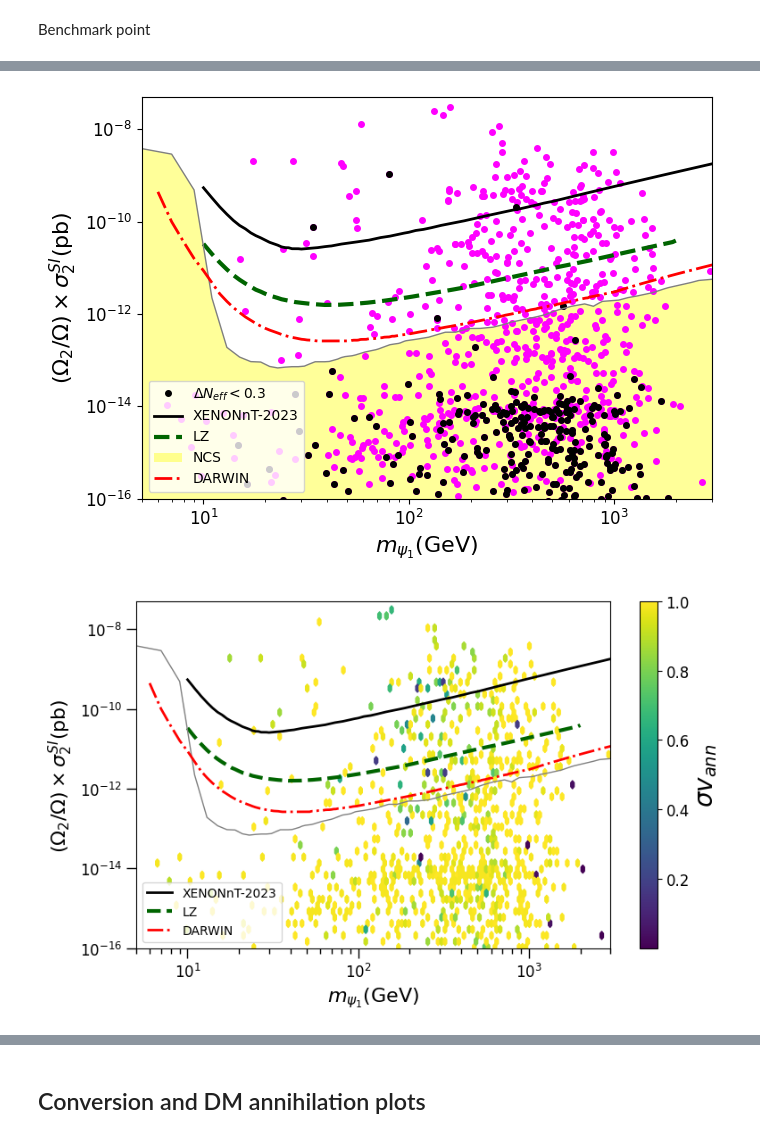
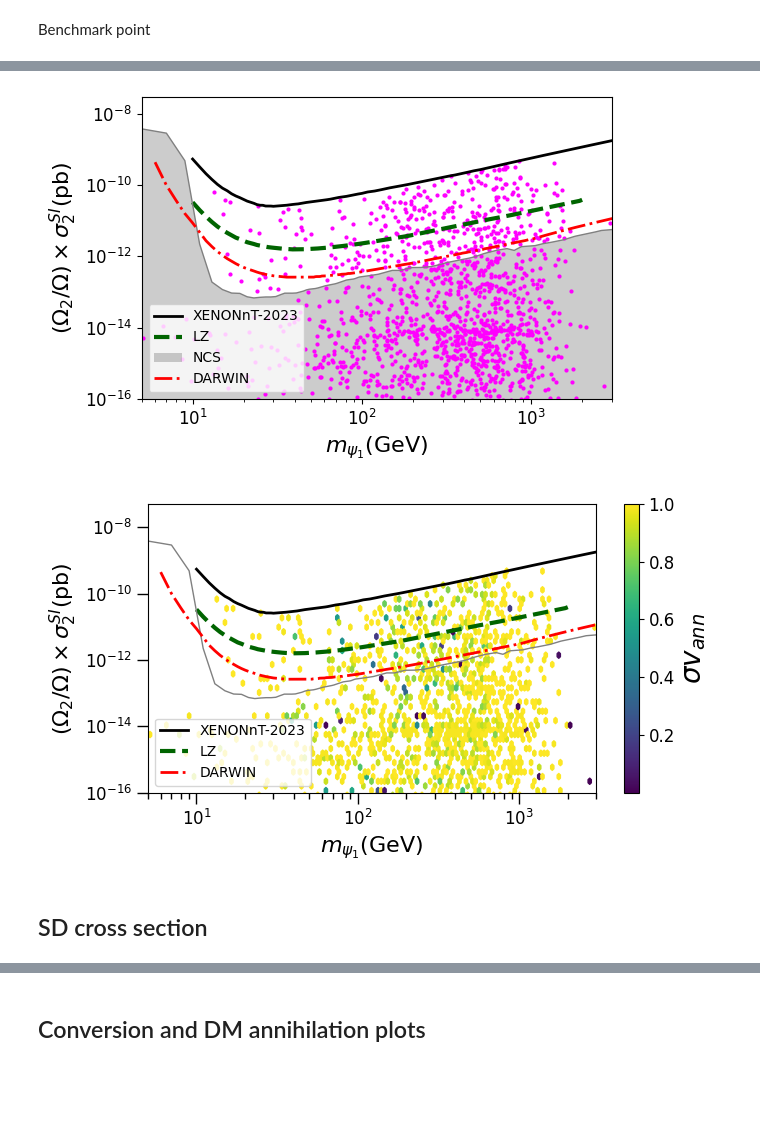
Before and after one commit to davidsuarezr/MDEO, a Jupyter notebook: random-scan-DM.ipynb, the cells around one changed output, grey strips where cells are left out. Cells and saved outputs as stored; diff of their text form; code cells hidden in the pictures; blank space fills up the shorter version.

```diff
--- a/random-scan-DM.ipynb
+++ b/random-scan-DM.ipynb
@@ -67,7 +59,8 @@ xd[:3]
 # %% [markdown]
 Filter with $m {\chi_1^0} < m {s_1}$ and $\lambda_5 <= \sqrt(4\pi)$
 # %%
-xd = xd[np.logical_and(np.abs(xd.mXi_1) < np.abs(xd.mns_1), xd.Lam5 <= np.sqrt(4*np.pi) )]
+#xd = xd[np.logical_and(np.abs(xd.mXi_1) < np.abs(xd.mns_1), xd.Lam5 < np.sqrt(4*np.pi) )]
+xd = xd[np.logical_and(np.abs(xd.mXi_1) < np.abs(xd.mns_1), 0<1 )]
 
 xd = xd.reset_index()
 del[xd['index']]
@@ -211,0 +279,26 @@ plt.show()
+# %%
+#return 1 when there is a point not exclude by DD
+def CutXe(m,Omega,SI):
+
+    if m < 7:
+        k = 1
+    else:
+        if (XENONnT(m)*1e+36 - (Omega/0.12)*SI) >0:
+            k=1
+        else:
+            k=0
+
+    return k
+
+#run all dataframe
+CutXe_new=np.vectorize(CutXe,doc='Input for pyfunc below:m,Omega,SI')
+# %%
+xd['kSI1'] = CutXe_new(xd.mChi, xd.Omega1,xd.SIN1)
+xd['kSI2'] = CutXe_new(xd.mXi_1, xd.Omega2,xd.SIN2)
+# %%
+xd = xd[np.logical_and(xd.kSI1 ==1,xd.kSI2 ==1)]
+
+xd = xd.reset_index()
+del[xd['index']]
+
+xd.shape
@@ -508,51 +514,51 @@ BP
 #BP.to_csv('BP.csv')
 #BP.to_excel('BP.xlsx')
 # %%
-plt.figure(figsize=(7,5))
+plt.figure(figsize=(6,4))
 
-plt.loglog(xd.mXi_1, (xd.Omega2/Omega)*xd.SIN2, color='magenta', marker='o',ms=4,linestyle='', label=r'')
+plt.loglog(xd.mXi_1, (xd.Omega2/Omega)*xd.SIN2, color='magenta', marker='o',ms=2,linestyle='', label=r'')
 #plt.loglog(xd.mXi_1, xd.SIN2, color='red', marker='.',ms=4,linestyle='', label=r'$\chi^0_1$')
 
 #plt.loglog(xd.mXi_1, (xd.Omega2/Omega)*(xd.SIZp_Xi+xd.SIZ_Xi), color='black', marker='.',ms=4,linestyle='', label=r'vector portal')
 
-plt.loglog(xdNeff.mXi_1, (xdNeff.Omega2/Omega)*xdNeff.SIN2, color='black', marker='o',ms=4,linestyle='',\
-           label=r'$\Delta N_{eff}<0.3$')
+#plt.loglog(xdNeff.mXi_1, (xdNeff.Omega2/Omega)*xdNeff.SIN2, color='black', marker='o',ms=4,linestyle='',\
+#           label=r'$\Delta N_{eff}<0.3$')
 
 #XENON1T
 n=np.arange(10,5000)
 plt.loglog(n,XENONnT(n)*1e+36,'k-',lw=2,label='XENONnT-2023')
 
 #plt LZ
 n=np.arange(10,2000)
 plt.semilogy(n,LZSI(n)*1e+36,color='darkgreen',linestyle='--',lw=3,label='LZ')
 
 #Neutrino coherent scattering
 n=np.arange(1,5.e+3,2)
 plt.loglog(n,NCS(n),color='grey',lw=1.0,label='')
 back=[]
 for i in range(0,len(n)):
     m = NCS(n[i])
     back.append(m)
 back=np.asarray(back)
-plt.fill_between(n,1.e-38,back,facecolor='yellow',alpha=0.4,label='NCS')
+plt.fill_between(n,1.e-38,back,facecolor='grey',alpha=0.4,label='NCS')
 
 # DARWIN SI
 n=np.arange(6,5000)
 plt.loglog(n,DARSI(n)*1e+36,color='red',linestyle='-.',lw=2,label='DARWIN')
 
 plt.xlabel(r'$m_{\psi_1}$(GeV)',size=16)
 plt.ylabel(r'$(\Omega_2/\Omega)\times\sigma_2^{SI}$(pb)',size=16)
 plt.legend(prop={'size':10},loc='lower left')
 plt.xlim(5e0,3e3)
-plt.ylim(1e-16,5e-8)
+plt.ylim(1e-16,3e-8)
 
 plt.tight_layout()
-#plt.savefig('plots/SI-psi.pdf')
+plt.savefig('plots/SI2.pdf')
 #plt.show()
 # %% [output]
-[figure, old version]
+[figure, new version]
 # %%
-plt.figure(figsize=(8,5))
+plt.figure(figsize=(7,4))
 plt.minorticks_on()
 plt.tick_params('both', length=8, width=1, which='major')
 plt.tick_params('both', length=4, width=1, which='minor')
@@ -584,7 +590,9 @@ plt.xlim(5e0,3e3)
 plt.ylim(1e-16,5e-8)
 
 plt.tight_layout()
-#plt.savefig('plots/SI-psi.pdf')
-#plt.show()
+#plt.savefig('plots/SI2.pdf')
+plt.show()
 # %% [output]
-[figure, old version]
+[figure, new version]
+# %% [markdown]
+## SD cross section
```
Also changed, not shown: parts of 47 cells of this notebook, 17 other files.
